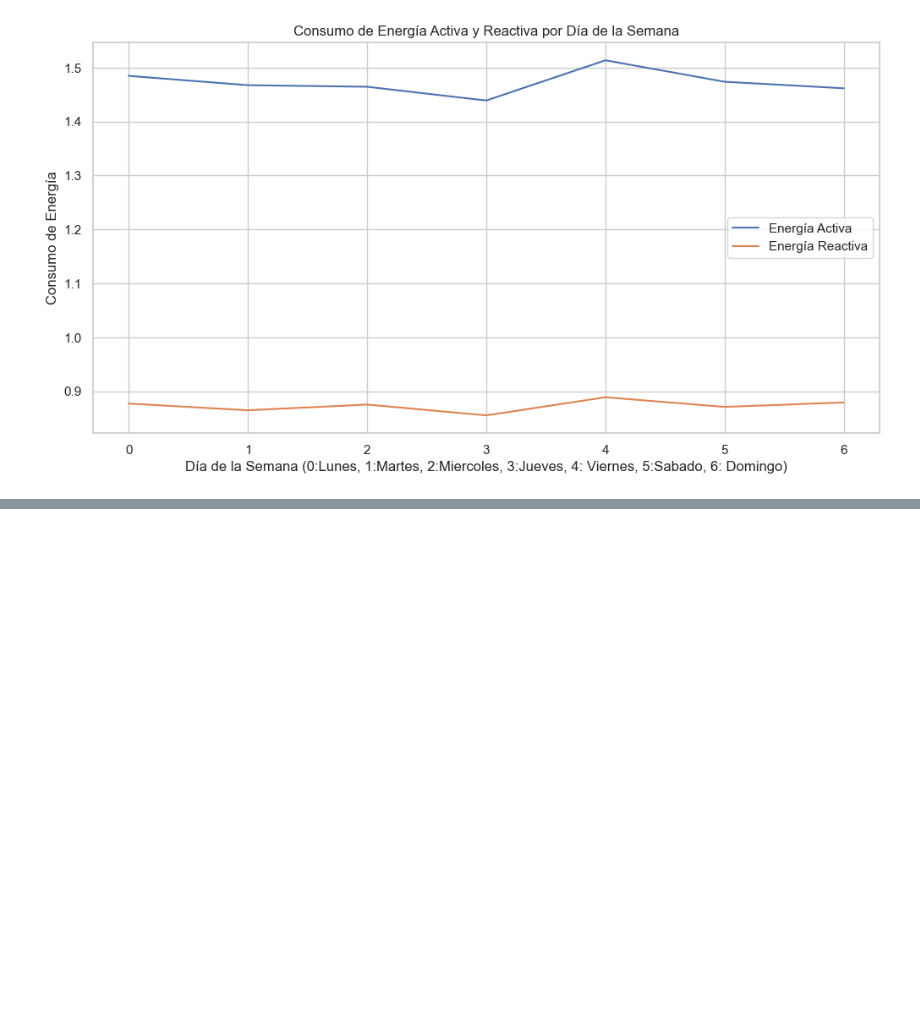
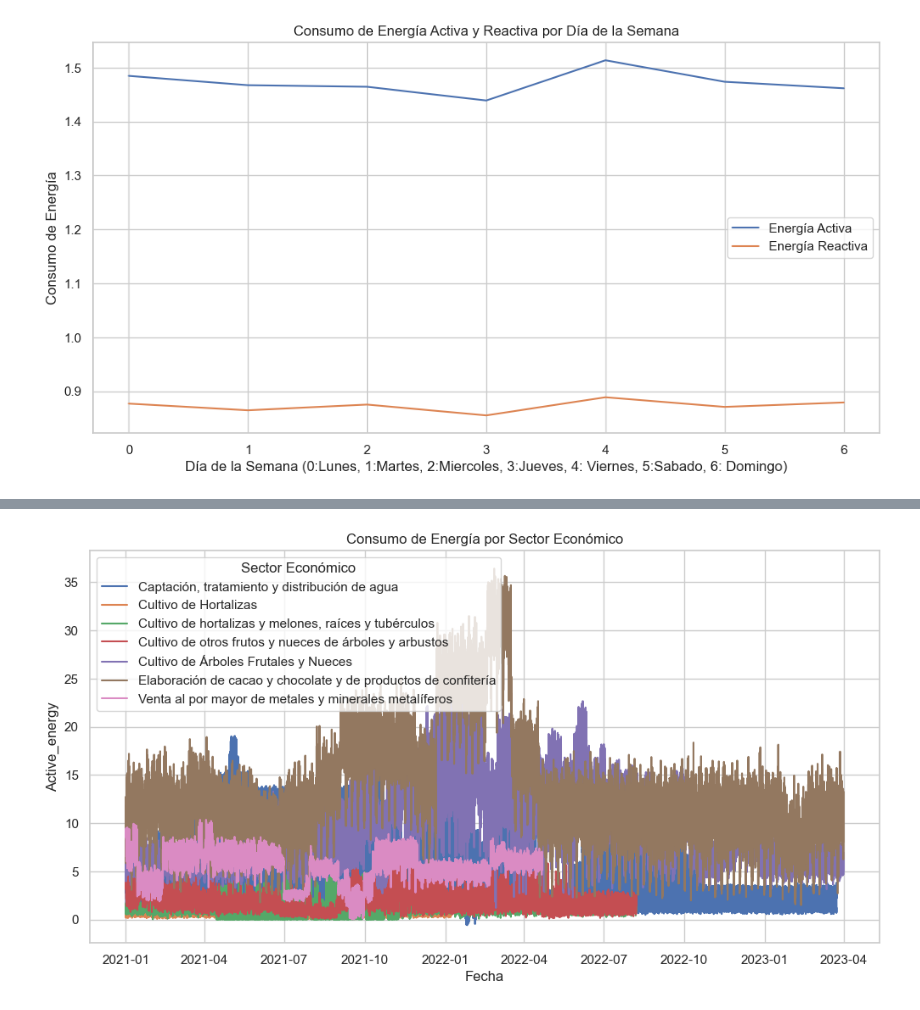
Before and after one commit to elkindavid/Electrodunas, a Jupyter notebook: Electrodunas.ipynb, the cells around one changed output, grey strips where cells are left out. Cells and saved outputs as stored; diff of their text form; code cells hidden in the pictures; blank space fills up the shorter version.

```diff
--- a/Electrodunas.ipynb
+++ b/Electrodunas.ipynb
@@ -319,0 +389,17 @@ plt.show()
+# %%
+import matplotlib.pyplot as plt
+import seaborn as sns
+
+# Agrupar por 'Sector_Economico' y 'Fecha' y calcular la suma de 'Active_energy'
+grouped_sector_df = df_resultado.groupby(['Sector_Economico', 'Fecha'])['Active_energy'].sum().reset_index()
+
+# Graficar el consumo de energía por sector económico
+plt.figure(figsize=(12, 6))
+sns.lineplot(data=grouped_sector_df, x='Fecha', y='Active_energy', hue='Sector_Economico')
+plt.title('Consumo de Energía por Sector Económico')
+plt.xlabel('Fecha')
+plt.ylabel('Active_energy')
+plt.legend(title='Sector Económico', loc='upper left')
+plt.show()
+# %% [output]
+[figure, added]
```
Also changed, not shown: parts of 10 cells of this notebook.
